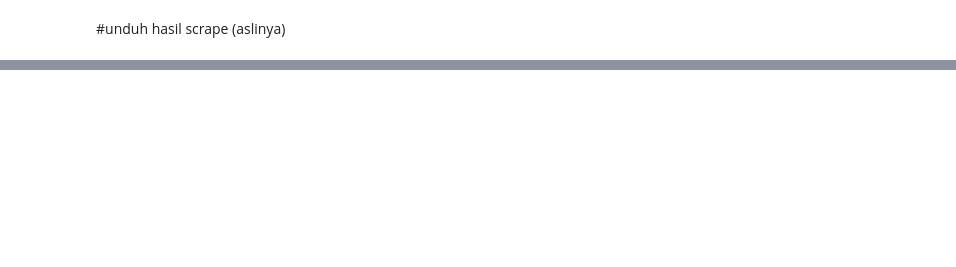
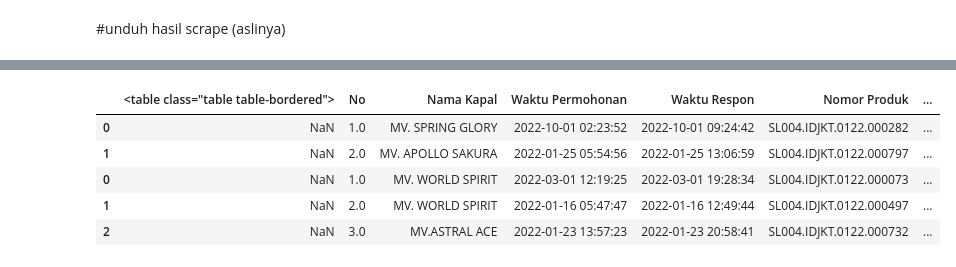
Before and after one commit to ekacs/scrap-inaportnet-22, a Jupyter notebook: webscrap_INAPORTNET.ipynb, the cells around one changed output, grey strips where cells are left out. Drawn from its saved outputs; the diff is of its cells as text; code cells hidden in the pictures; blank space fills up the shorter version.

Commit message:
penyempurnaan +unduh hasilnya

```diff
--- a/webscrap_INAPORTNET.ipynb
+++ b/webscrap_INAPORTNET.ipynb
@@ -18,7 +18,7 @@ from google.colab import files
 kode_lokasi='IDJKT'     #diisi kode lokasi pelabuhan
 tahun=2022              #diisi tahun
 jenis_layanan='RKBM'    #diisi kode layanan inaportnet yg mau discrape, diakhir kode dikasi TOLONG ditambahkan tanda kurung tutup ')'
-berapa_bulan=2          #diisi berapa bulan
+berapa_bulan=1          #diisi berapa bulan
 selisih_waktu_UTC=0     # diisi waktu selisih perbedaan dg waktu UTC
 # %% [markdown]
 #all code in here
@@ -241,0 +309,10 @@ files.download('hasil_scrape_asli.csv')
+# %%
+#ngintip data yg sudah diolah
+hasil_scrape_ok.head()
+# %% [output]
+|  | <table class="table table-bordered"> | No | Nama Kapal | Waktu Permohonan | Waktu Respon | Nomor Produk | ... |
+| 0 | NaN | 1.0 | MV. SPRING GLORY | 2022-10-01 02:23:52 | 2022-10-01 09:24:42 | SL004.IDJKT.0122.000282 | ... |
+| 1 | NaN | 2.0 | MV. APOLLO SAKURA | 2022-01-25 05:54:56 | 2022-01-25 13:06:59 | SL004.IDJKT.0122.000797 | ... |
+| 0 | NaN | 1.0 | MV. WORLD SPIRIT | 2022-03-01 12:19:25 | 2022-03-01 19:28:34 | SL004.IDJKT.0122.000073 | ... |
+| 1 | NaN | 2.0 | MV. WORLD SPIRIT | 2022-01-16 05:47:47 | 2022-01-16 12:49:44 | SL004.IDJKT.0122.000497 | ... |
+| 2 | NaN | 3.0 | MV.ASTRAL ACE | 2022-01-23 13:57:23 | 2022-01-23 20:58:41 | SL004.IDJKT.0122.000732 | ... |
```
Also changed, not shown: parts of 8 cells of this notebook.
